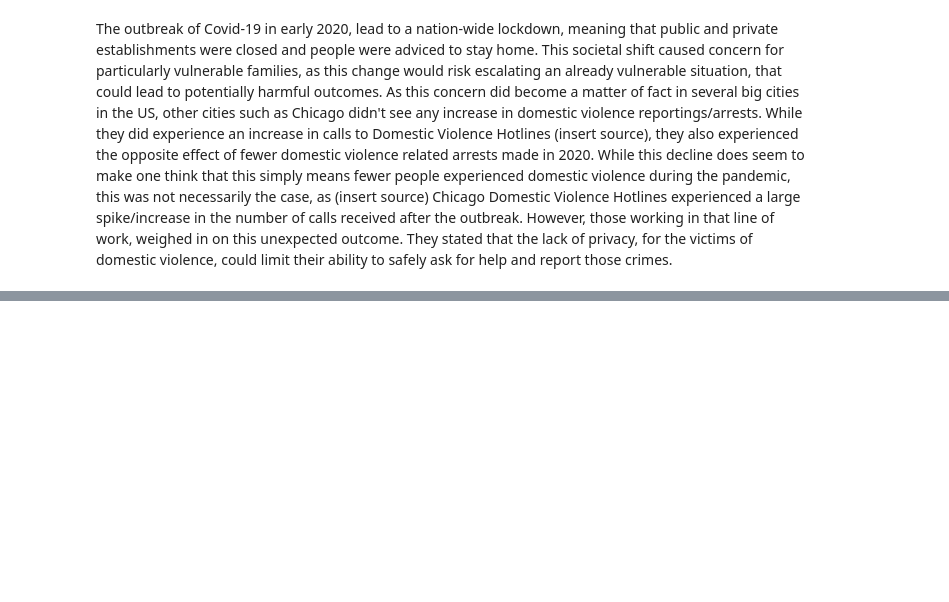
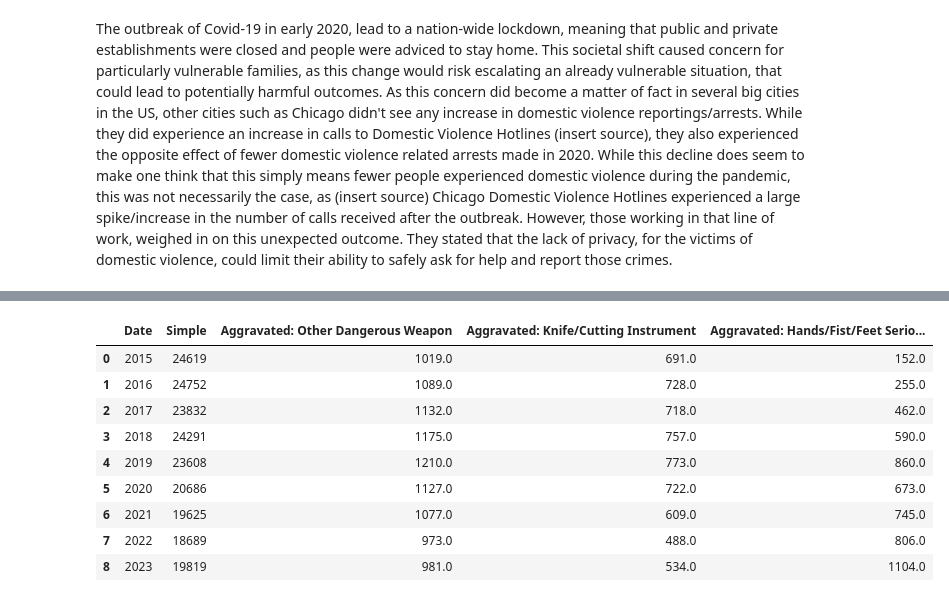
Before and after one commit to nojan2001/nojan2001.github.io, a Jupyter notebook: final_project/final_notebook.ipynb, the cells around one changed output, grey strips where cells are left out. Saved outputs shown, nothing was run; the diff lists cells and outputs as text; code cells hidden in the pictures; blank space fills up the shorter version.

Commit message:
Added change in distribution of battery crimes

```diff
--- a/final_project/final_notebook.ipynb
+++ b/final_project/final_notebook.ipynb
@@ -102,0 +140,55 @@ As this concern did become a matter of fact in several big cities in the US, oth
+# %%
+# Gather all descriptions, to filter out the relevant ones
+battery_domestic_desc = data_filtered[(data_filtered['Primary Type'] == 'BATTERY') & (data_filtered["Domestic"] == True)]["Description"].unique()
+# %%
+crime_dict = {
+    'Simple': [],
+    'Aggravated: Other Dangerous Weapon': [],
+    'Aggravated: Knife/Cutting Instrument': [],
+    'Aggravated: Hands/Fist/Feet Serious Injury': []
+}
+
+for description in battery_domestic_desc:
+    if "DOMESTIC" not in description:
+        continue
+    if "SIMPLE" in description:
+        crime_dict['Simple'].append(description)
+    elif "OTHER DANG WEAPON" in description or "- OTHER DANGEROUS WEAPON" in description:
+        crime_dict['Aggravated: Other Dangerous Weapon'].append(description)
+    elif "KNIFE/CUTTING INST" in description or "KNIFE / CUTTING INSTRUMENT" in description:
+        crime_dict['Aggravated: Knife/Cutting Instrument'].append(description)
+    elif "HANDS, FISTS, FEET, SERIOUS INJURY" in description or "HANDS/FIST/FEET SERIOUS INJURY" in description:
+        crime_dict['Aggravated: Hands/Fist/Feet Serious Injury'].append(description)
+# %%
+bookehData = pd.DataFrame(columns=["Date"])
+
+bookehData["Date"] = range(2015,2024)
+
+
+for drug_type, drug_strings in crime_dict.items():
+
+    sum = data_filtered[(data_filtered["Description"] == drug_strings[0])].groupby(data_filtered.Date.dt.year).size()
+    for crime in drug_strings[1:]:
+        temp = data_filtered[(data_filtered["Description"] == crime)].groupby(data_filtered.Date.dt.year).size()
+        sum = sum.add(temp, fill_value=0)
+
+
+
+
+    sum = sum.reset_index(name=drug_type)
+    sum.fillna(0,inplace=True)
+    bookehData = pd.merge(bookehData, sum, on=["Date"], how="left")  # Merging and updating dataframeDrug
+# %%
+bookehData.fillna(0,inplace=True)
+bookehData
+# %% [output]
+|  | Date | Simple | Aggravated: Other Dangerous Weapon | Aggravated: Knife/Cutting Instrument | Aggravated: Hands/Fist/Feet Serio... |
+| 0 | 2015 | 24619 | 1019.0 | 691.0 | 152.0 |
+| 1 | 2016 | 24752 | 1089.0 | 728.0 | 255.0 |
+| 2 | 2017 | 23832 | 1132.0 | 718.0 | 462.0 |
+| 3 | 2018 | 24291 | 1175.0 | 757.0 | 590.0 |
+| 4 | 2019 | 23608 | 1210.0 | 773.0 | 860.0 |
+| 5 | 2020 | 20686 | 1127.0 | 722.0 | 673.0 |
+| 6 | 2021 | 19625 | 1077.0 | 609.0 | 745.0 |
+| 7 | 2022 | 18689 | 973.0 | 488.0 | 806.0 |
+| 8 | 2023 | 19819 | 981.0 | 534.0 | 1104.0 |
```
Also changed, not shown: parts of 14 cells of this notebook.
